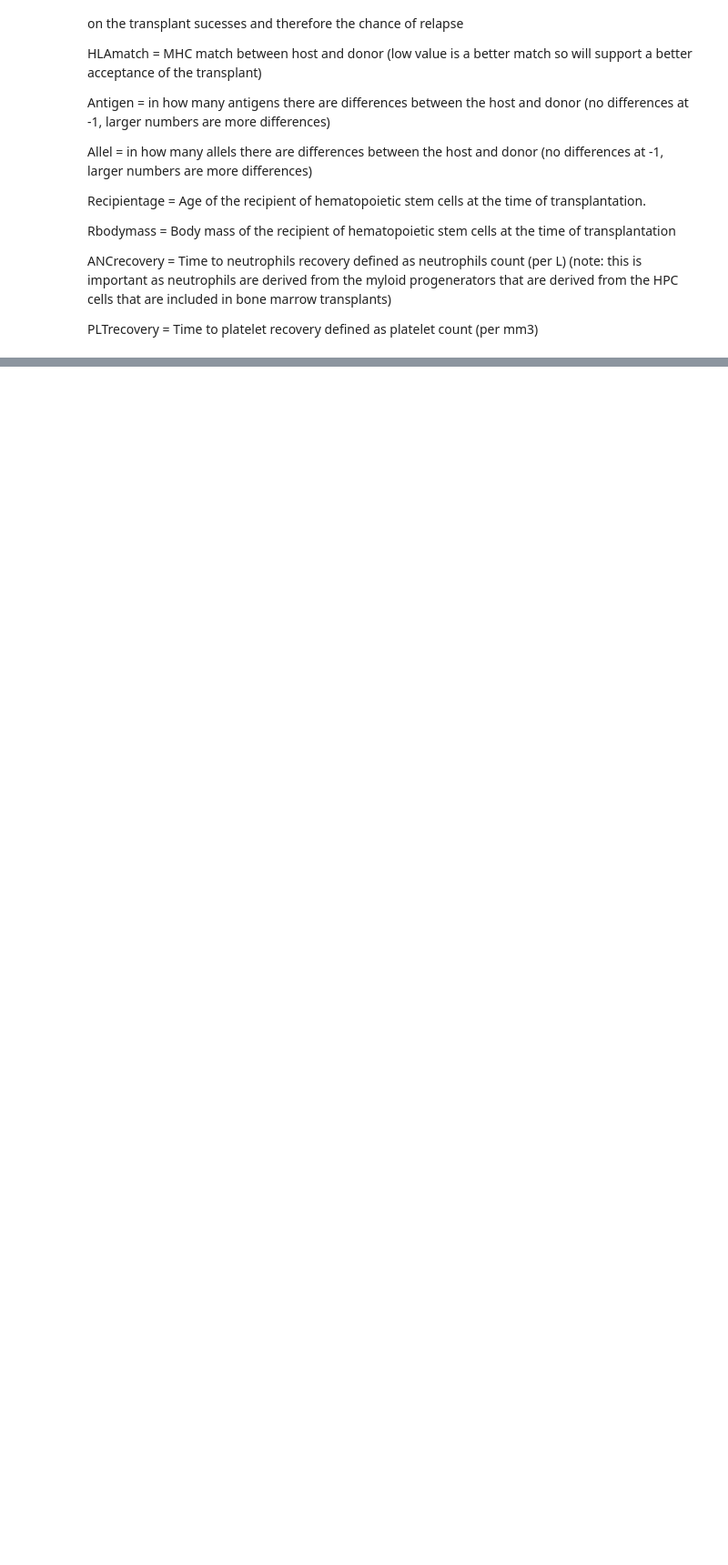
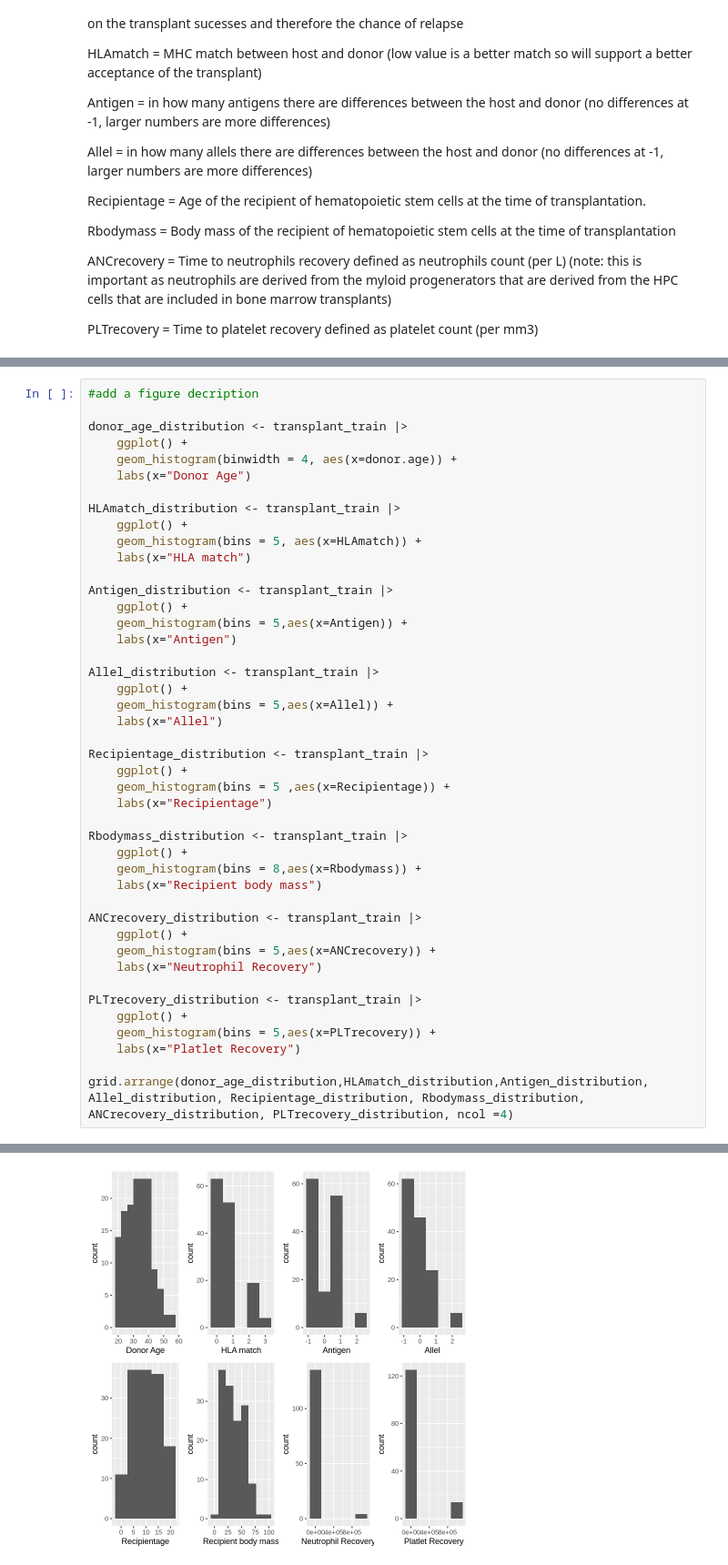
Before and after one commit to Phoebeml/ds_project, a Jupyter notebook: BoneMarrowProposal.ipynb, the cells around one changed output, grey strips where cells are left out. Shown at 91% size. Drawn from its saved outputs; the diff is of its cells as text; blank space fills up the shorter version.

```diff
--- a/BoneMarrowProposal.ipynb
+++ b/BoneMarrowProposal.ipynb
@@ -135,0 +162,45 @@ ERROR: Error in .f(.x[[i]], ...): object 'donor.age' not found
+# %%
+#add a figure decription
+
+donor_age_distribution <- transplant_train |>
+    ggplot() +
+    geom_histogram(binwidth = 4, aes(x=donor.age)) +
+    labs(x="Donor Age")
+
+HLAmatch_distribution <- transplant_train |>
+    ggplot() +
+    geom_histogram(bins = 5, aes(x=HLAmatch)) +
+    labs(x="HLA match")
+
+Antigen_distribution <- transplant_train |>
+    ggplot() +
+    geom_histogram(bins = 5,aes(x=Antigen)) +
+    labs(x="Antigen")
+
+Allel_distribution <- transplant_train |>
+    ggplot() +
+    geom_histogram(bins = 5,aes(x=Allel)) +
+    labs(x="Allel")
+
+Recipientage_distribution <- transplant_train |>
+    ggplot() +
+    geom_histogram(bins = 5 ,aes(x=Recipientage)) +
+    labs(x="Recipientage")
+
+Rbodymass_distribution <- transplant_train |>
+    ggplot() +
+    geom_histogram(bins = 8,aes(x=Rbodymass)) +
+    labs(x="Recipient body mass")
+
+ANCrecovery_distribution <- transplant_train |>
+    ggplot() +
+    geom_histogram(bins = 5,aes(x=ANCrecovery)) +
+    labs(x="Neutrophil Recovery")
+
+PLTrecovery_distribution <- transplant_train |>
+    ggplot() +
+    geom_histogram(bins = 5,aes(x=PLTrecovery)) +
+    labs(x="Platlet Recovery")
+
+grid.arrange(donor_age_distribution,HLAmatch_distribution,Antigen_distribution, Allel_distribution, Recipientage_distribution, Rbodymass_distribution, ANCrecovery_distribution, PLTrecovery_distribution, ncol =4)
+# %% [output]
@@ -135,0 +213 @@ ERROR: Error in .f(.x[[i]], ...): object 'donor.age' not found
+[figure, added]
```
Also changed, not shown: parts of 8 cells of this notebook.
